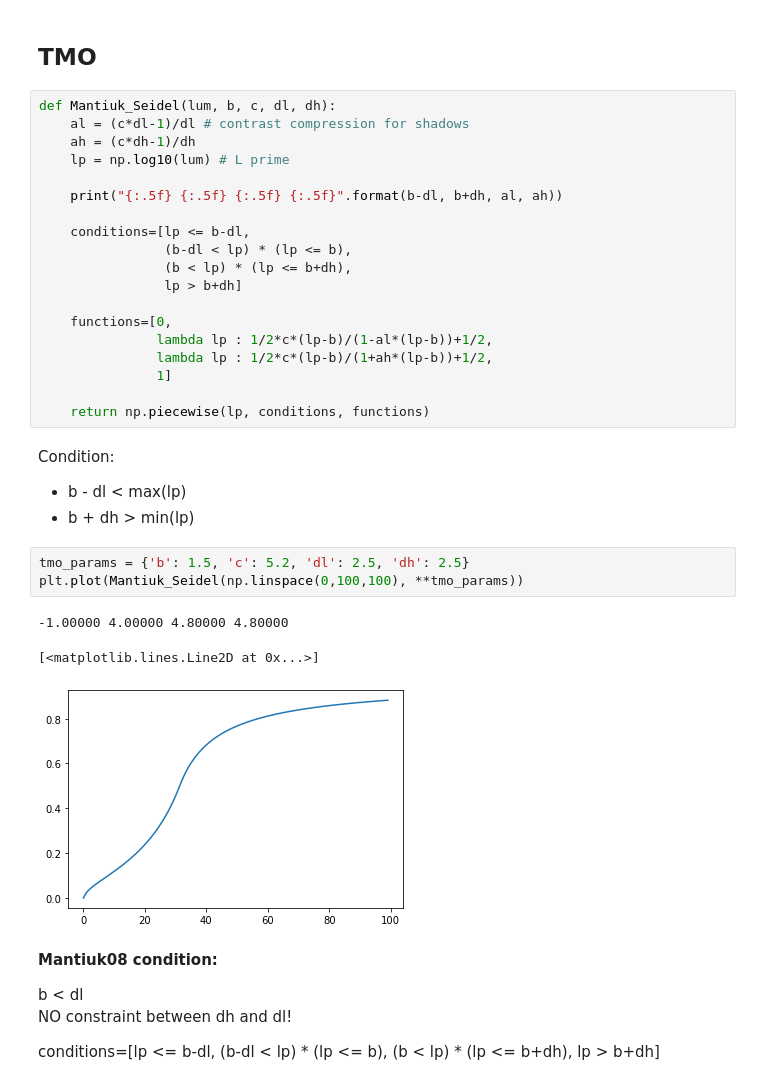
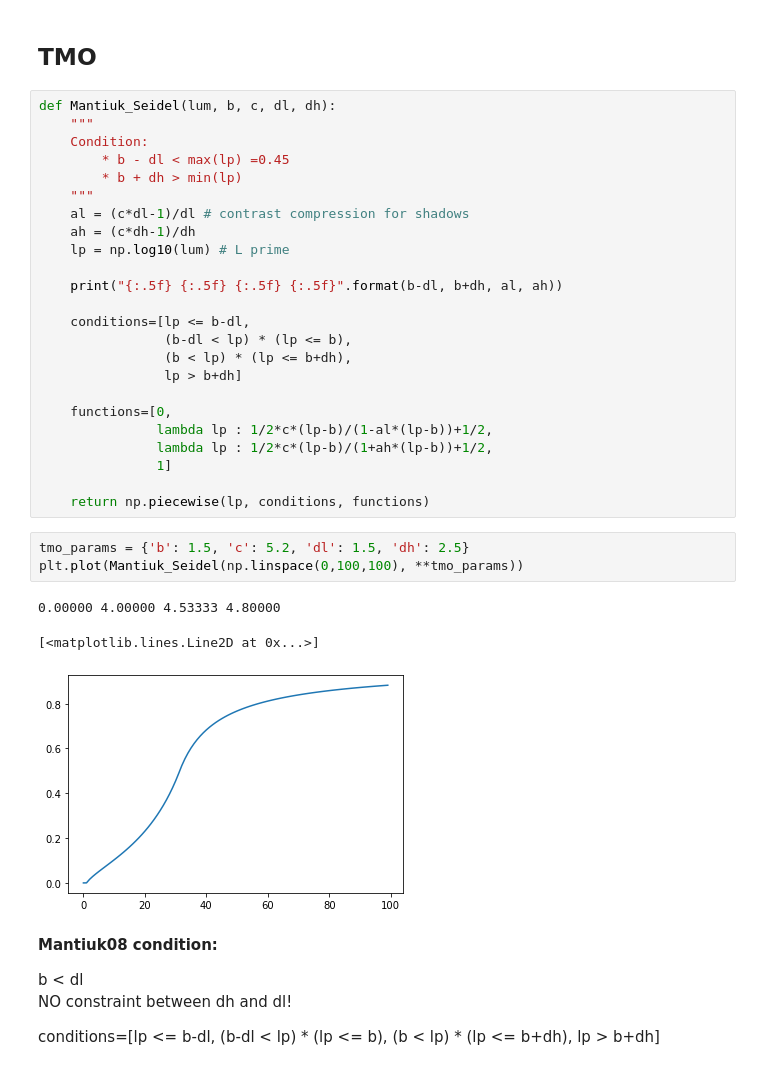
Before and after one commit to Hoseung/astroBF, a Jupyter notebook: notebooks/TMO_param_constraint.ipynb, the cells around one changed output. Drawn from its saved outputs; the diff is of its cells as text.

```diff
--- a/notebooks/TMO_param_constraint.ipynb
+++ b/notebooks/TMO_param_constraint.ipynb
@@ -27,6 +35,11 @@ plt.show()
 ## TMO
 # %%
 def Mantiuk_Seidel(lum, b, c, dl, dh):
+    """
+    Condition:
+        * b - dl < max(lp) =0.45
+        * b + dh > min(lp)
+    """
     al = (c*dl-1)/dl # contrast compression for shadows
     ah = (c*dh-1)/dh
     lp = np.log10(lum) # L prime
@@ -44,18 +57,13 @@ def Mantiuk_Seidel(lum, b, c, dl, dh):
                1]
 
     return np.piecewise(lp, conditions, functions)
-# %% [markdown]
-Condition:
-
-* b - dl < max(lp)
-* b + dh > min(lp)
 # %%
-tmo_params = {'b': 1.5, 'c': 5.2, 'dl': 2.5, 'dh': 2.5}
+tmo_params = {'b': 1.5, 'c': 5.2, 'dl': 1.5, 'dh': 2.5}
 plt.plot(Mantiuk_Seidel(np.linspace(0,100,100), **tmo_params))
 # %% [output]
--1.00000 4.00000 4.80000 4.80000
+0.00000 4.00000 4.53333 4.80000
 [<matplotlib.lines.Line2D at 0x...>]
-[figure, old version]
+[figure, new version]
 # %% [markdown]
 **Mantiuk08 condition:**
 
```
Also changed, not shown: parts of 2 cells of this notebook, 11 other files.
